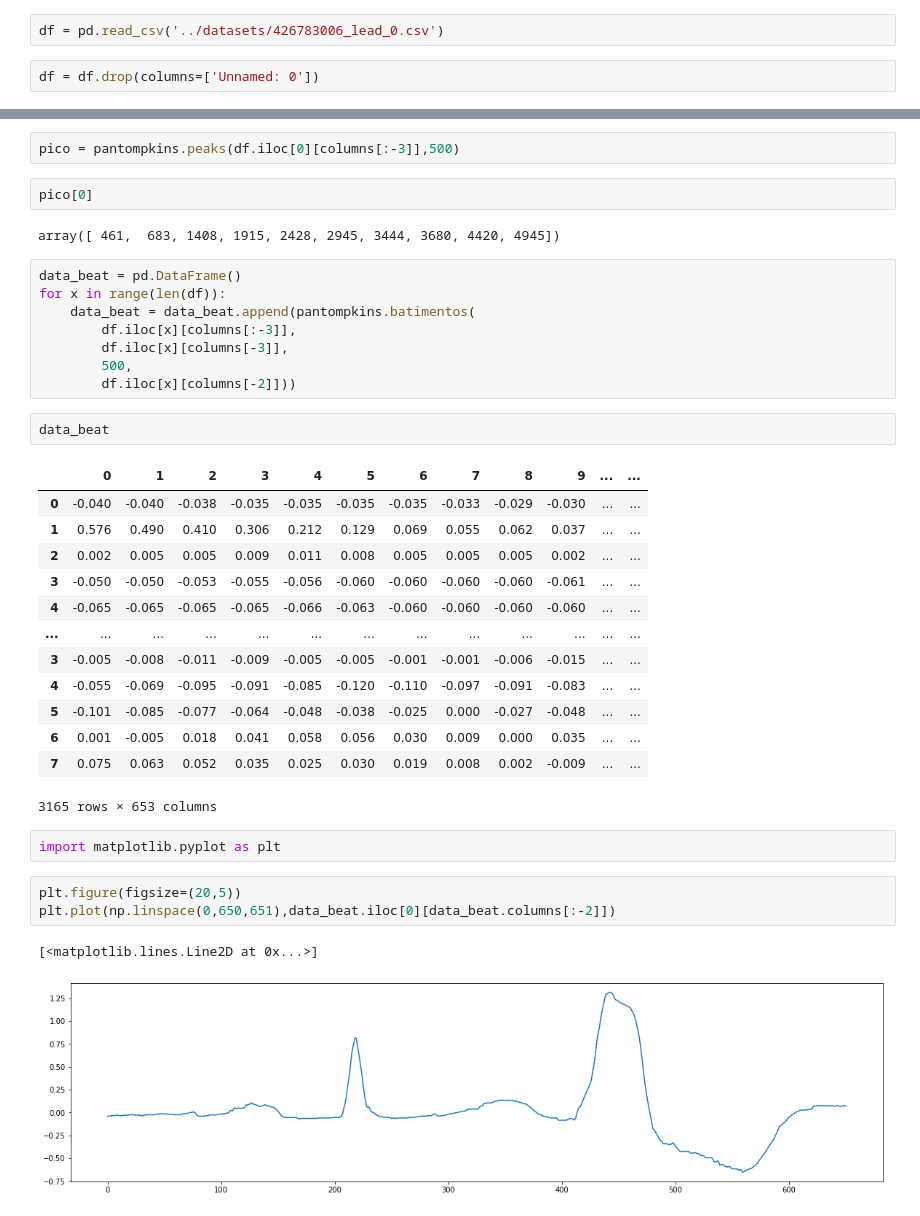
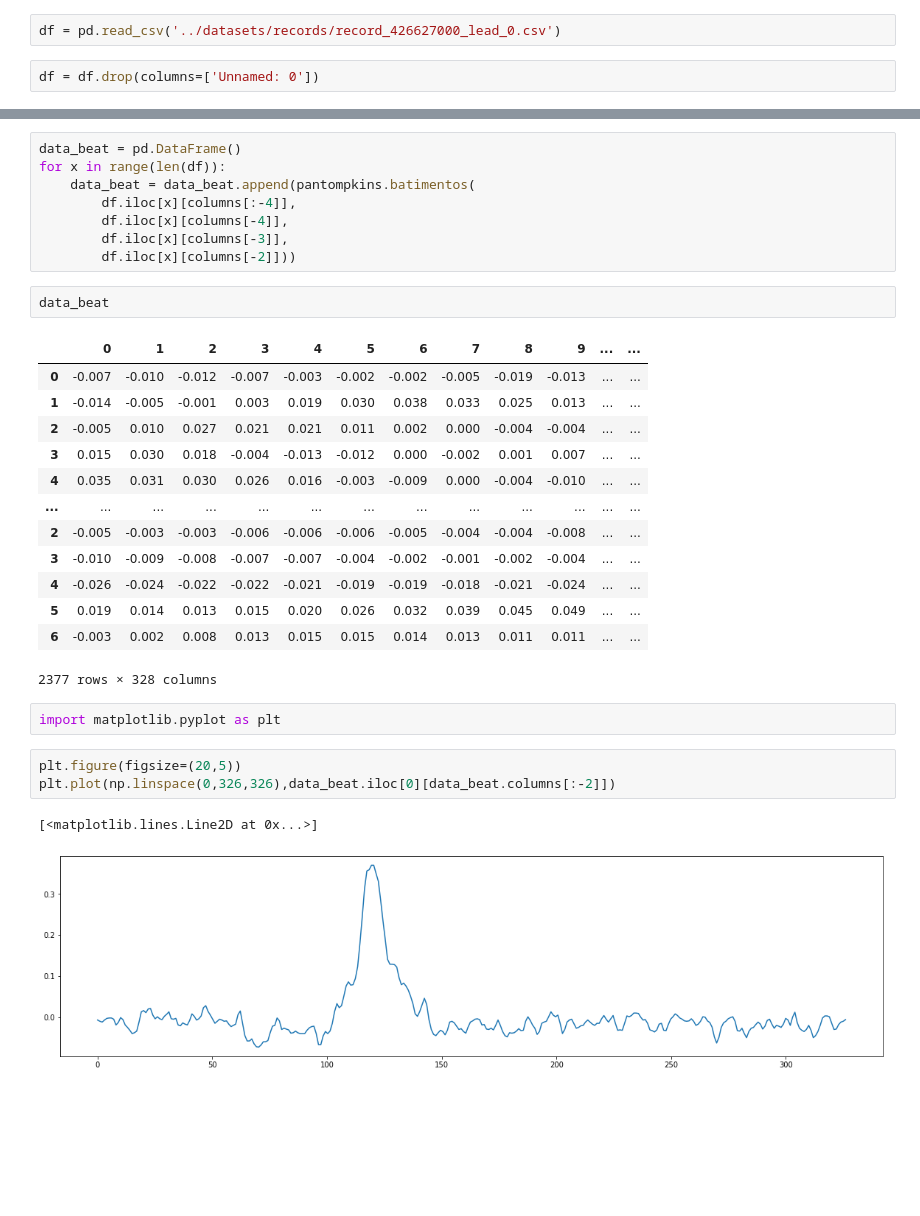
Before and after one commit to cgalvaojr1976/ic-ecg, a Jupyter notebook: notebooks/apply_pant.ipynb, the cells around one changed output, grey strips where cells are left out. Drawn from its saved outputs; the diff is of its cells as text; blank space fills up the shorter version.

```diff
--- a/notebooks/apply_pant.ipynb
+++ b/notebooks/apply_pant.ipynb
@@ -10,6 +10,6 @@ sys.path.append('../')
 # %%
 from pacote import pantompkins
 # %%
-df = pd.read_csv('../datasets/426783006_lead_0.csv')
+df = pd.read_csv('../datasets/records/record_426627000_lead_0.csv')
 # %%
 df = df.drop(columns=['Unnamed: 0'])
@@ -35,39 +33,33 @@ df
-# %%
-pico = pantompkins.peaks(df.iloc[0][columns[:-3]],500)
-# %%
-pico[0]
-# %% [output]
-array([ 461,  683, 1408, 1915, 2428, 2945, 3444, 3680, 4420, 4945])
 # %%
 data_beat = pd.DataFrame()
 for x in range(len(df)):
     data_beat = data_beat.append(pantompkins.batimentos(
-        df.iloc[x][columns[:-3]],
+        df.iloc[x][columns[:-4]],
+        df.iloc[x][columns[-4]],
         df.iloc[x][columns[-3]],
-        500,
         df.iloc[x][columns[-2]]))
 # %%
 data_beat
 # %% [output]
 |  | 0 | 1 | 2 | 3 | 4 | 5 | 6 | 7 | 8 | 9 | ... | ... |
-| 0 | -0.040 | -0.040 | -0.038 | -0.035 | -0.035 | -0.035 | -0.035 | -0.033 | -0.029 | -0.030 | ... | ... |
-| 1 | 0.576 | 0.490 | 0.410 | 0.306 | 0.212 | 0.129 | 0.069 | 0.055 | 0.062 | 0.037 | ... | ... |
-| 2 | 0.002 | 0.005 | 0.005 | 0.009 | 0.011 | 0.008 | 0.005 | 0.005 | 0.005 | 0.002 | ... | ... |
-| 3 | -0.050 | -0.050 | -0.053 | -0.055 | -0.056 | -0.060 | -0.060 | -0.060 | -0.060 | -0.061 | ... | ... |
-| 4 | -0.065 | -0.065 | -0.065 | -0.065 | -0.066 | -0.063 | -0.060 | -0.060 | -0.060 | -0.060 | ... | ... |
+| 0 | -0.007 | -0.010 | -0.012 | -0.007 | -0.003 | -0.002 | -0.002 | -0.005 | -0.019 | -0.013 | ... | ... |
+| 1 | -0.014 | -0.005 | -0.001 | 0.003 | 0.019 | 0.030 | 0.038 | 0.033 | 0.025 | 0.013 | ... | ... |
+| 2 | -0.005 | 0.010 | 0.027 | 0.021 | 0.021 | 0.011 | 0.002 | 0.000 | -0.004 | -0.004 | ... | ... |
+| 3 | 0.015 | 0.030 | 0.018 | -0.004 | -0.013 | -0.012 | 0.000 | -0.002 | 0.001 | 0.007 | ... | ... |
+| 4 | 0.035 | 0.031 | 0.030 | 0.026 | 0.016 | -0.003 | -0.009 | 0.000 | -0.004 | -0.010 | ... | ... |
 | ... | ... | ... | ... | ... | ... | ... | ... | ... | ... | ... | ... | ... |
-| 3 | -0.005 | -0.008 | -0.011 | -0.009 | -0.005 | -0.005 | -0.001 | -0.001 | -0.006 | -0.015 | ... | ... |
-| 4 | -0.055 | -0.069 | -0.095 | -0.091 | -0.085 | -0.120 | -0.110 | -0.097 | -0.091 | -0.083 | ... | ... |
-| 5 | -0.101 | -0.085 | -0.077 | -0.064 | -0.048 | -0.038 | -0.025 | 0.000 | -0.027 | -0.048 | ... | ... |
-| 6 | 0.001 | -0.005 | 0.018 | 0.041 | 0.058 | 0.056 | 0.030 | 0.009 | 0.000 | 0.035 | ... | ... |
-| 7 | 0.075 | 0.063 | 0.052 | 0.035 | 0.025 | 0.030 | 0.019 | 0.008 | 0.002 | -0.009 | ... | ... |
+| 2 | -0.005 | -0.003 | -0.003 | -0.006 | -0.006 | -0.006 | -0.005 | -0.004 | -0.004 | -0.008 | ... | ... |
+| 3 | -0.010 | -0.009 | -0.008 | -0.007 | -0.007 | -0.004 | -0.002 | -0.001 | -0.002 | -0.004 | ... | ... |
+| 4 | -0.026 | -0.024 | -0.022 | -0.022 | -0.021 | -0.019 | -0.019 | -0.018 | -0.021 | -0.024 | ... | ... |
+| 5 | 0.019 | 0.014 | 0.013 | 0.015 | 0.020 | 0.026 | 0.032 | 0.039 | 0.045 | 0.049 | ... | ... |
+| 6 | -0.003 | 0.002 | 0.008 | 0.013 | 0.015 | 0.015 | 0.014 | 0.013 | 0.011 | 0.011 | ... | ... |
-3165 rows × 653 columns
+2377 rows × 328 columns
 # %%
 import matplotlib.pyplot as plt
 # %%
 plt.figure(figsize=(20,5))
-plt.plot(np.linspace(0,650,651),data_beat.iloc[0][data_beat.columns[:-2]])
+plt.plot(np.linspace(0,326,326),data_beat.iloc[0][data_beat.columns[:-2]])
 # %% [output]
 [<matplotlib.lines.Line2D at 0x...>]
-[figure, old version]
+[figure, new version]
 # %%
```
Also changed, not shown: parts of 3 cells of this notebook, 15 other files.
